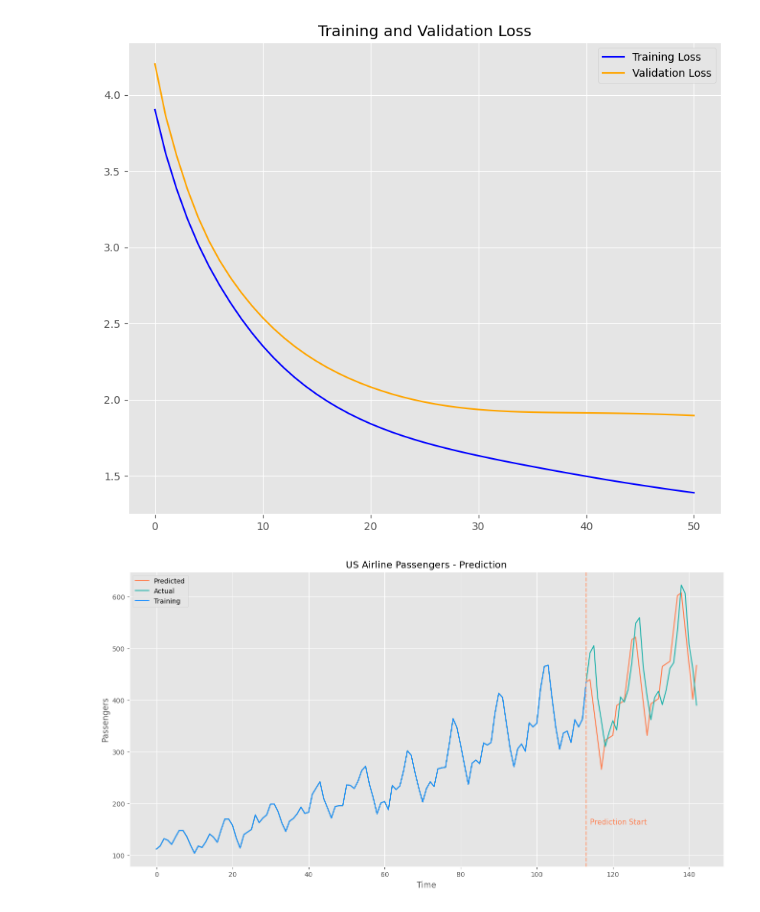
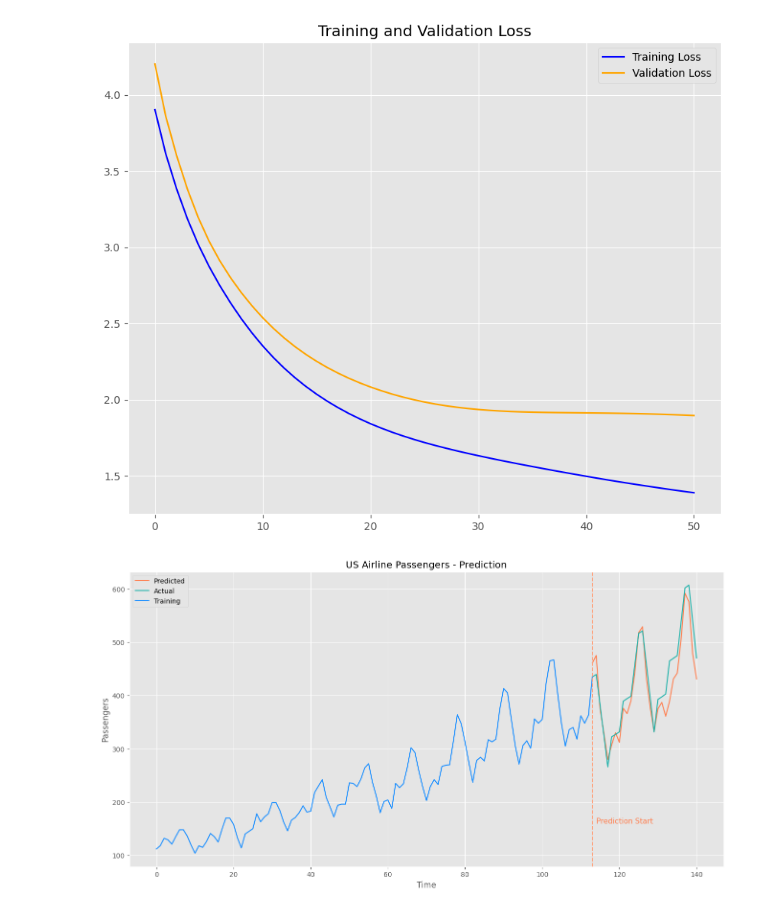
Before and after one commit to baobuiquang/ParallelLSTM, a Jupyter notebook: LSTM.ipynb, the cells around one changed output. Drawn from its saved outputs; the diff is of its cells as text; code cells hidden in the pictures.

Commit message:
Calculate RMSE to validate if the demo is good (Good 👍)

```diff
--- a/LSTM.ipynb
+++ b/LSTM.ipynb
@@ -222,6 +222,29 @@ def create_datasets(sequences, p_train=0.8, p_val=0.1, p_test=0.1):
     validation_set = [(inputs_val[i], targets_val[i]) for i in range(len(inputs_val))]
     test_set = [(inputs_test[i], targets_test[i]) for i in range(len(inputs_test))]
     return training_set, validation_set, test_set
+
+def create_actual_and_predicted_df(df):
+    actual_and_predicted = pd.DataFrame({
+        'Actual': df['Passengers'][int(prediction_start * len(df))-1 : -1].shift(-1),
+        'Predicted': df['Passengers_Prediction'][int(prediction_start * len(df))-2 : -2],
+    })
+    actual_and_predicted['Actual'] = actual_and_predicted['Actual'] - 30
+    actual_and_predicted.dropna(inplace=True)
+    return actual_and_predicted
+
+def calculate_rmse(predictions, targets):
+    mse = np.mean((predictions - targets) ** 2)
+    rmse = np.sqrt(mse)
+    return rmse
+
+# Determines if the RMSE is considered good based on the rule:
+# RMSE should be less than 10% of the range or standard deviation of the target variable.
+def is_rmse_good(rmse, target_variable):
+    threshold = 0.1 * (np.max(target_variable) - np.min(target_variable)) # Alternatively: 0.1 * np.std(target_variable)
+    if rmse < threshold:
+        return True
+    else:
+        return False
 # %% [markdown]
 ### One-hot Encoding Functions
 # %%
@@ -1639,7 +1664,7 @@ Hyper-parameters for the demo:
 # Parallel
 %%time
 params, training_loss, validation_loss = train_LSTM(
-    implementation = 'parallel_v2',
+    implementation = 'parallel_v3',
     num_epochs = 50,
     minibatch_size = len(validation_set),
     round_decimal = 10,
@@ -1668,17 +1693,18 @@ plt.show()
 [figure]
 # %%
 df = predict_US_airline_passengers(df, params, raw_data, centroids, devide_lines)
+actual_and_predicted = create_actual_and_predicted_df(df)
 # %%
 plt.figure(figsize=(16, 8))
-plt.plot(df['Passengers_Prediction'], label='Predicted', color='Coral')
-plt.plot(df['Passengers'], label='Actual', color = 'LightSeaGreen')
+plt.plot(actual_and_predicted['Actual'], label='Predicted', color='Coral')
+plt.plot(actual_and_predicted['Predicted'], label='Actual', color = 'LightSeaGreen')
 plt.plot(df['Passengers'][:int(prediction_start * len(df))], label='Training', color = 'DodgerBlue')
 plt.xlabel('Time')
 plt.ylabel('Passengers')
 plt.title('US Airline Passengers - Prediction')
 plt.axvline(x = int(prediction_start * len(df)) - 1, linestyle='--', color='LightSalmon')
 plt.text(114, 160, 'Prediction Start', fontsize=11, color='Coral')
 plt.legend()
 plt.show()
 # %% [output]
-[figure, old version]
+[figure, new version]
```
Also changed, not shown: parts of 11 cells of this notebook.
